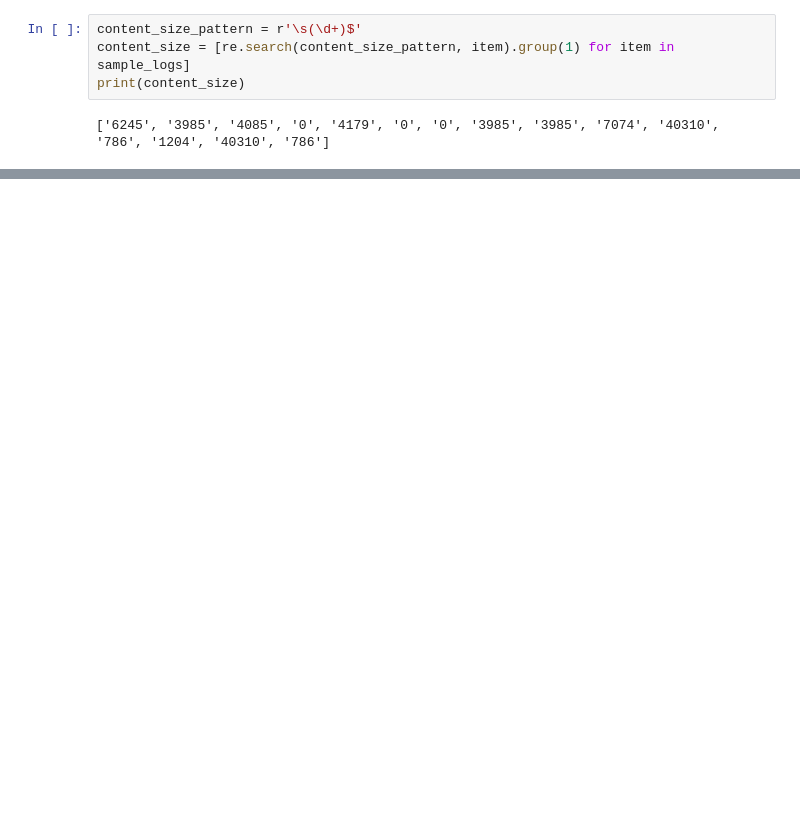
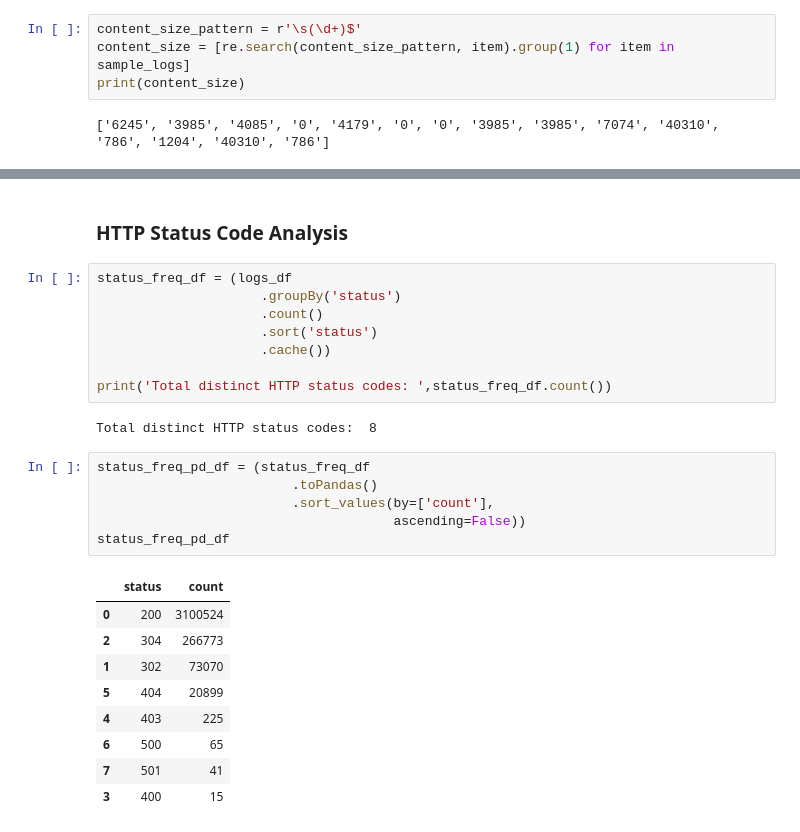
Before and after one commit to Schrrodinger/Server-Log-Analysis-with-NASA-HTTP-Dataset, a Jupyter notebook: 1.ipynb, the cells around one changed output, grey strips where cells are left out. Saved outputs shown, nothing was run; the diff lists cells and outputs as text; blank space fills up the shorter version.

```diff
--- a/1.ipynb
+++ b/1.ipynb
@@ -222,0 +474,28 @@ print(content_size)
+# %% [markdown]
+### HTTP Status Code Analysis
+# %%
+status_freq_df = (logs_df
+                     .groupBy('status')
+                     .count()
+                     .sort('status')
+                     .cache())
+
+print('Total distinct HTTP status codes: ',status_freq_df.count())
+# %% [output]
+Total distinct HTTP status codes:  8
+# %%
+status_freq_pd_df = (status_freq_df
+                         .toPandas()
+                         .sort_values(by=['count'],
+                                      ascending=False))
+status_freq_pd_df
+# %% [output]
+|  | status | count |
+| 0 | 200 | 3100524 |
+| 2 | 304 | 266773 |
+| 1 | 302 | 73070 |
+| 5 | 404 | 20899 |
+| 4 | 403 | 225 |
+| 6 | 500 | 65 |
+| 7 | 501 | 41 |
+| 3 | 400 | 15 |
```
Also changed, not shown: parts of 38 cells of this notebook, 3 other files.
